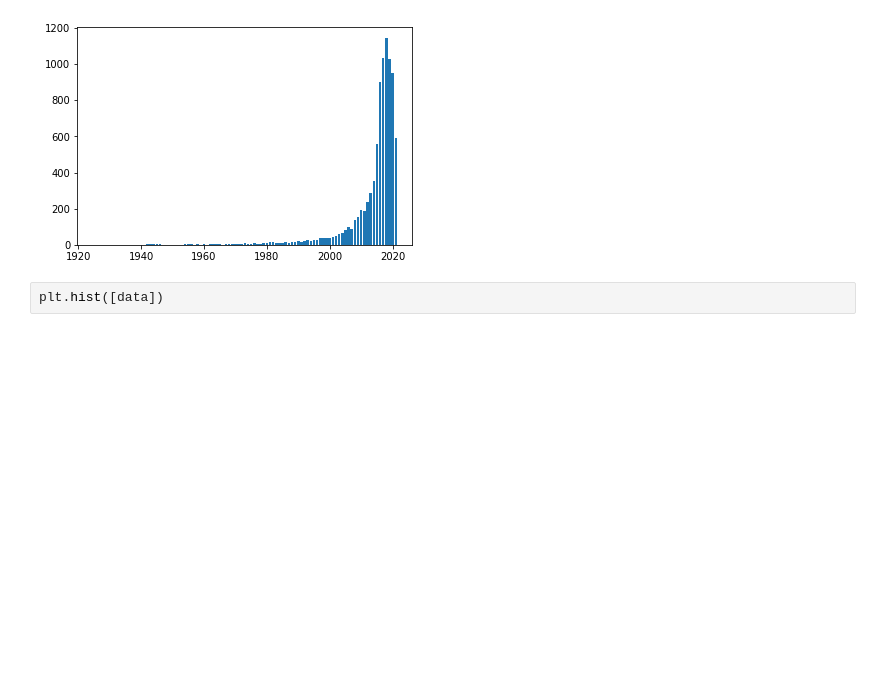
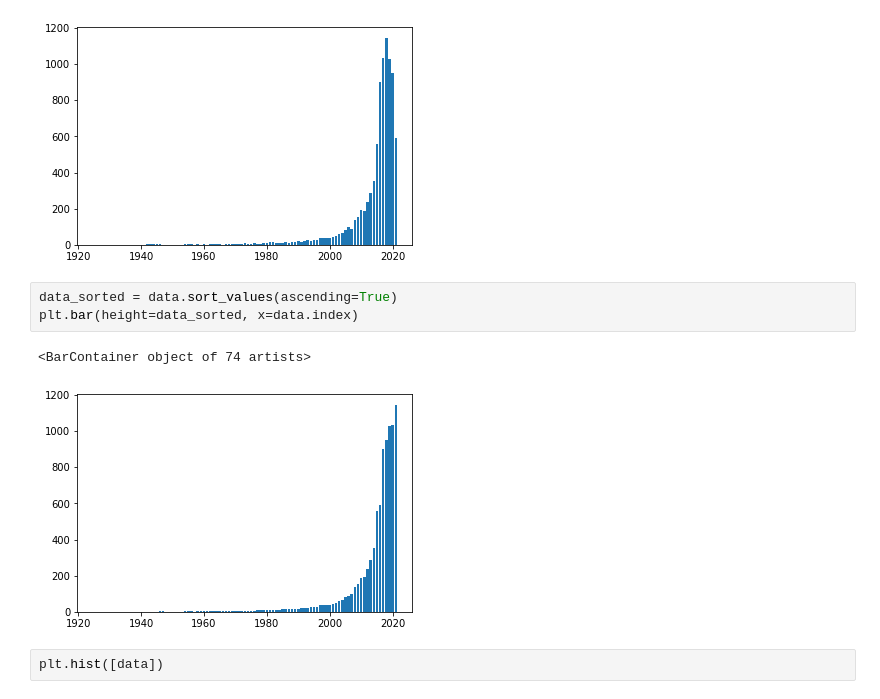
Before and after one commit to Jonathan2433/DATASET_TWITCH, a Jupyter notebook: Stream_Formation_Python_3.ipynb, the cells around one changed output. Drawn from its saved outputs; the diff is of its cells as text; blank space fills up the shorter version.

```diff
--- a/Stream_Formation_Python_3.ipynb
+++ b/Stream_Formation_Python_3.ipynb
@@ -323,6 +323,12 @@ plt.bar(height = data, x = data.index)
 # %% [output]
 <BarContainer object of 74 artists>
 [figure]
+# %%
+data_sorted = data.sort_values(ascending=True)
+plt.bar(height=data_sorted, x=data.index)
+# %% [output]
+<BarContainer object of 74 artists>
+[figure, added]
 # %%
 plt.hist([data])
 # %% [output]
```
Also changed, not shown: parts of 4 cells of this notebook.
